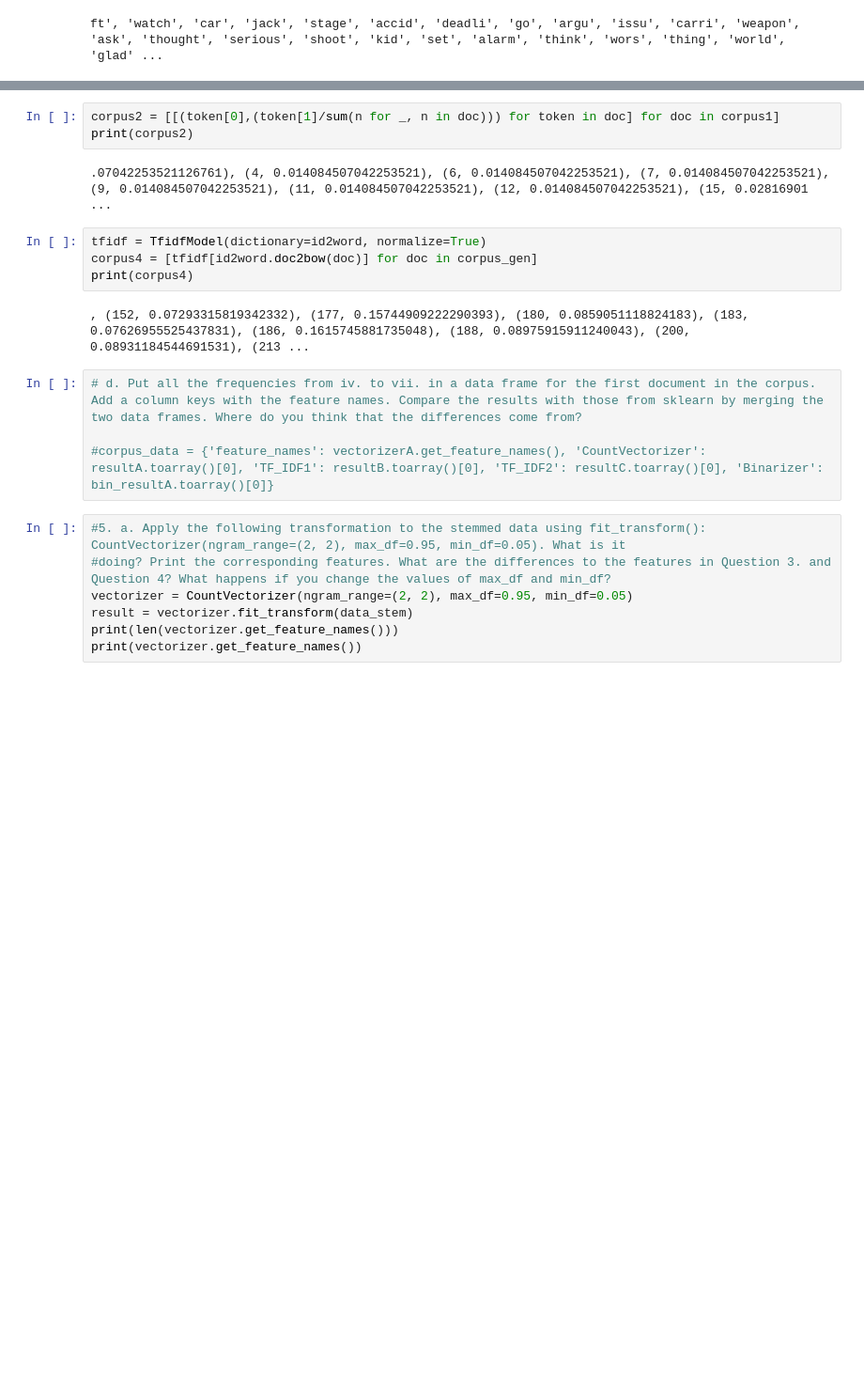
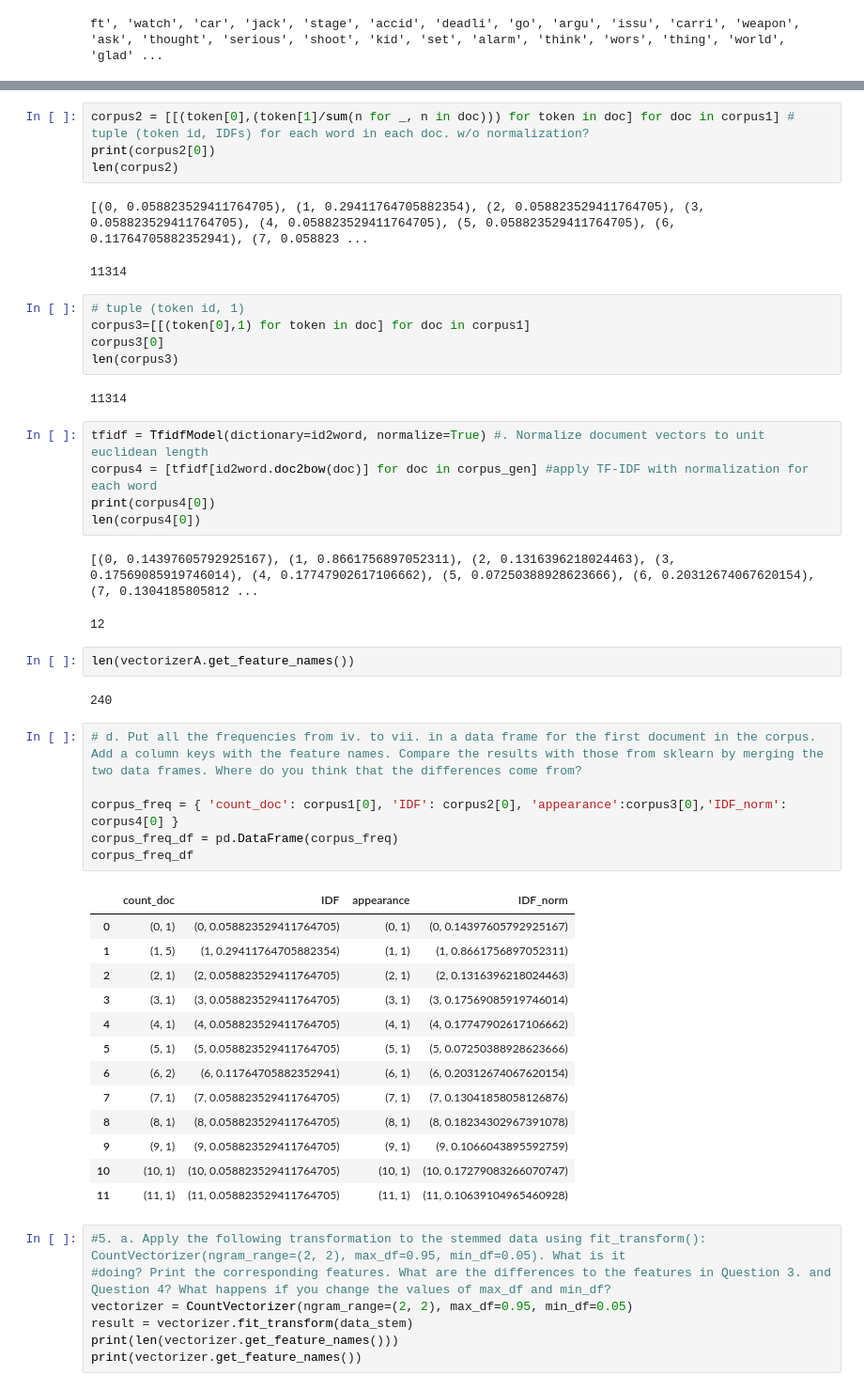
Before and after one commit to C-JoGit/Zalando_Analytics_HWR_BIPM, a Jupyter notebook: Exercises/Exercise3.ipynb, the cells around one changed output, grey strips where cells are left out. Shown at 94% size. Saved outputs shown, nothing was run; the diff lists cells and outputs as text; blank space fills up the shorter version.

```diff
--- a/Exercises/Exercise3.ipynb
+++ b/Exercises/Exercise3.ipynb
@@ -150,18 +143,49 @@ print(corpus1)
 # %%
-corpus2 = [[(token[0],(token[1]/sum(n for _, n in doc))) for token in doc] for doc in corpus1]
-print(corpus2)
+corpus2 = [[(token[0],(token[1]/sum(n for _, n in doc))) for token in doc] for doc in corpus1] # tuple (token id, IDFs) for each word in each doc. w/o normalization?
+print(corpus2[0])
+len(corpus2)
 # %% [output]
-.07042253521126761), (4, 0.014084507042253521), (6, 0.014084507042253521), (7, 0.014084507042253521), (9, 0.014084507042253521), (11, 0.014084507042253521), (12, 0.014084507042253521), (15, 0.02816901 ...
+[(0, 0.058823529411764705), (1, 0.29411764705882354), (2, 0.058823529411764705), (3, 0.058823529411764705), (4, 0.058823529411764705), (5, 0.058823529411764705), (6, 0.11764705882352941), (7, 0.058823 ...
+11314
+# %%
+# tuple (token id, 1)
+corpus3=[[(token[0],1) for token in doc] for doc in corpus1]
+corpus3[0]
+len(corpus3)
+# %% [output]
+11314
 # %%
-tfidf = TfidfModel(dictionary=id2word, normalize=True)
-corpus4 = [tfidf[id2word.doc2bow(doc)] for doc in corpus_gen]
-print(corpus4)
+tfidf = TfidfModel(dictionary=id2word, normalize=True) #. Normalize document vectors to unit euclidean length
+corpus4 = [tfidf[id2word.doc2bow(doc)] for doc in corpus_gen] #apply TF-IDF with normalization for each word
+print(corpus4[0])
+len(corpus4[0])
 # %% [output]
-, (152, 0.07293315819342332), (177, 0.15744909222290393), (180, 0.0859051118824183), (183, 0.07626955525437831), (186, 0.1615745881735048), (188, 0.08975915911240043), (200, 0.08931184544691531), (213 ...
+[(0, 0.14397605792925167), (1, 0.8661756897052311), (2, 0.1316396218024463), (3, 0.17569085919746014), (4, 0.17747902617106662), (5, 0.07250388928623666), (6, 0.20312674067620154), (7, 0.1304185805812 ...
+12
+# %%
+len(vectorizerA.get_feature_names())
+# %% [output]
+240
 # %%
 # d. Put all the frequencies from iv. to vii. in a data frame for the first document in the corpus. Add a column keys with the feature names. Compare the results with those from sklearn by merging the two data frames. Where do you think that the differences come from?
 
-#corpus_data = {'feature_names': vectorizerA.get_feature_names(), 'CountVectorizer': resultA.toarray()[0], 'TF_IDF1': resultB.toarray()[0], 'TF_IDF2': resultC.toarray()[0], 'Binarizer': bin_resultA.toarray()[0]}
+corpus_freq = { 'count_doc': corpus1[0], 'IDF': corpus2[0], 'appearance':corpus3[0],'IDF_norm': corpus4[0] }
+corpus_freq_df = pd.DataFrame(corpus_freq)
+corpus_freq_df
+# %% [output]
+|  | count_doc | IDF | appearance | IDF_norm |
+| 0 | (0, 1) | (0, 0.058823529411764705) | (0, 1) | (0, 0.14397605792925167) |
+| 1 | (1, 5) | (1, 0.29411764705882354) | (1, 1) | (1, 0.8661756897052311) |
+| 2 | (2, 1) | (2, 0.058823529411764705) | (2, 1) | (2, 0.1316396218024463) |
+| 3 | (3, 1) | (3, 0.058823529411764705) | (3, 1) | (3, 0.17569085919746014) |
+| 4 | (4, 1) | (4, 0.058823529411764705) | (4, 1) | (4, 0.17747902617106662) |
+| 5 | (5, 1) | (5, 0.058823529411764705) | (5, 1) | (5, 0.07250388928623666) |
+| 6 | (6, 2) | (6, 0.11764705882352941) | (6, 1) | (6, 0.20312674067620154) |
+| 7 | (7, 1) | (7, 0.058823529411764705) | (7, 1) | (7, 0.13041858058126876) |
+| 8 | (8, 1) | (8, 0.058823529411764705) | (8, 1) | (8, 0.18234302967391078) |
+| 9 | (9, 1) | (9, 0.058823529411764705) | (9, 1) | (9, 0.1066043895592759) |
+| 10 | (10, 1) | (10, 0.058823529411764705) | (10, 1) | (10, 0.17279083266070747) |
+| 11 | (11, 1) | (11, 0.058823529411764705) | (11, 1) | (11, 0.10639104965460928) |
 # %%
 #5. a. Apply the following transformation to the stemmed data using fit_transform(): CountVectorizer(ngram_range=(2, 2), max_df=0.95, min_df=0.05). What is it
 #doing? Print the corresponding features. What are the differences to the features in Question 3. and Question 4? What happens if you change the values of max_df and min_df?
```
Also changed, not shown: parts of 12 cells of this notebook, 4 other files.
